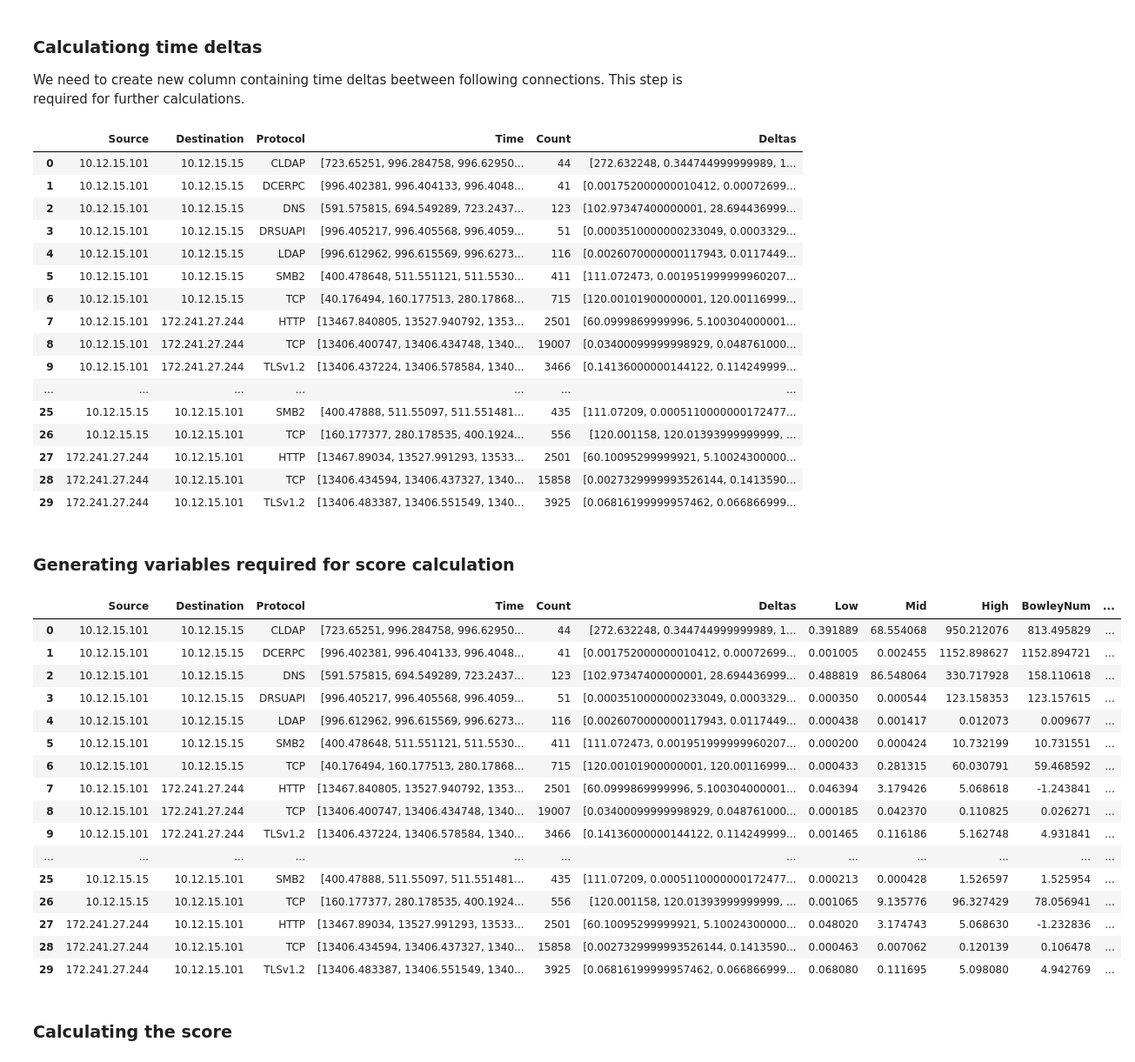
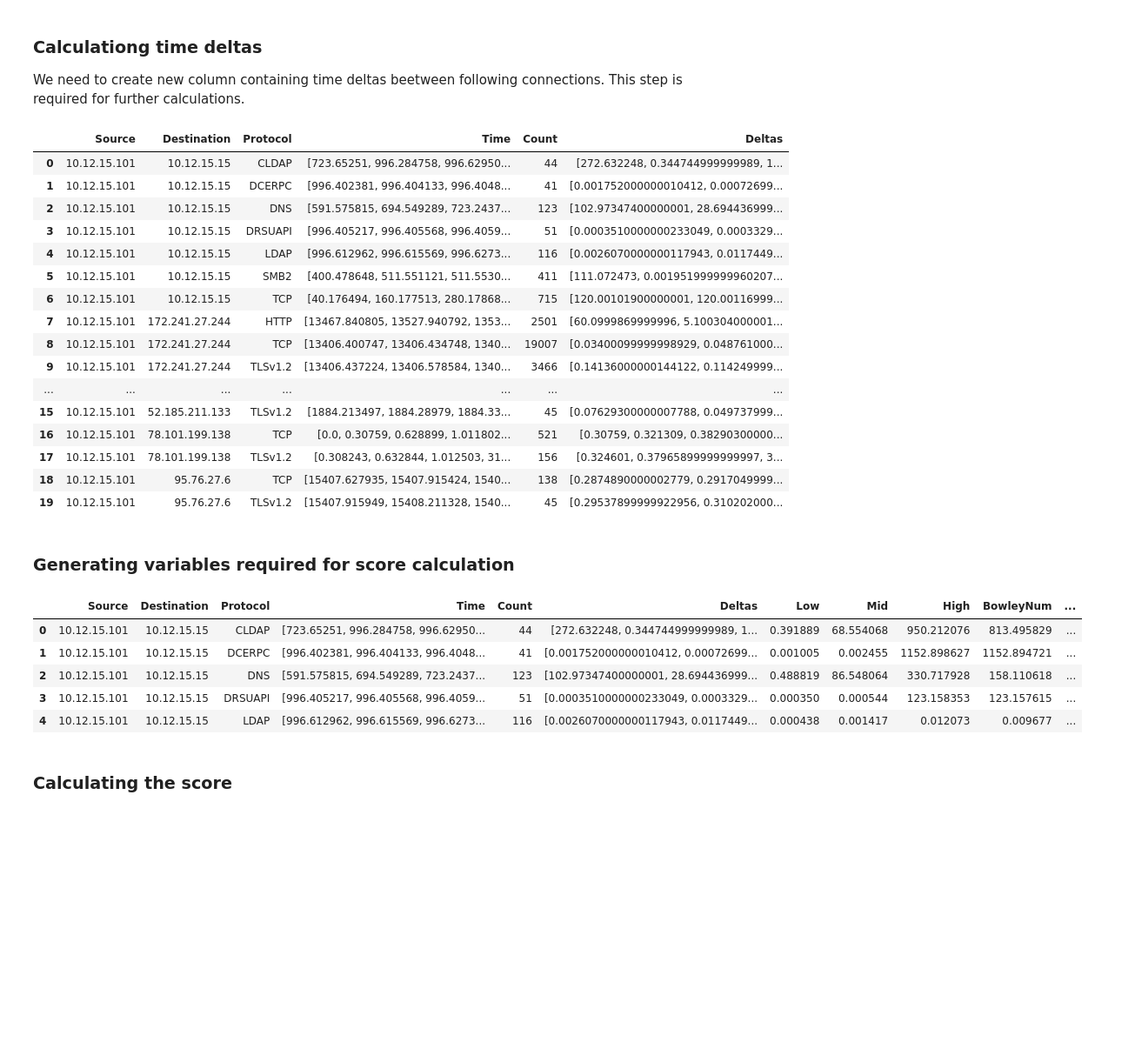
Before and after one commit to ppopiolek/c2-detection-using-statistical-analysis, a Jupyter notebook: RITA_pcap.ipynb, the cells around one changed output. Shown at 87% size. Saved outputs shown, nothing was run; the diff lists cells and outputs as text; code cells hidden in the pictures; blank space fills up the shorter version.

```diff
--- a/RITA_pcap.ipynb
+++ b/RITA_pcap.ipynb
@@ -181,7 +181,7 @@ We need to create new column containing time deltas beetween following connectio
 # %%
 dlt = 'Deltas'
 df[dlt] = df[time].apply(lambda x: pd.Series(x).diff().dropna().tolist())
-df.head(30)
+df.head(20)
 # %% [output]
 |  | Source | Destination | Protocol | Time | Count | Deltas |
 | 0 | 10.12.15.101 | 10.12.15.15 | CLDAP | [723.65251, 996.284758, 996.62950... | 44 | [272.632248, 0.344744999999989, 1... |
@@ -195,41 +195,30 @@ df.head(30)
 | 8 | 10.12.15.101 | 172.241.27.244 | TCP | [13406.400747, 13406.434748, 1340... | 19007 | [0.03400099999998929, 0.048761000... |
 | 9 | 10.12.15.101 | 172.241.27.244 | TLSv1.2 | [13406.437224, 13406.578584, 1340... | 3466 | [0.14136000000144122, 0.114249999... |
 | ... | ... | ... | ... | ... | ... | ... |
-| 25 | 10.12.15.15 | 10.12.15.101 | SMB2 | [400.47888, 511.55097, 511.551481... | 435 | [111.07209, 0.0005110000000172477... |
-| 26 | 10.12.15.15 | 10.12.15.101 | TCP | [160.177377, 280.178535, 400.1924... | 556 | [120.001158, 120.01393999999999, ... |
-| 27 | 172.241.27.244 | 10.12.15.101 | HTTP | [13467.89034, 13527.991293, 13533... | 2501 | [60.10095299999921, 5.10024300000... |
-| 28 | 172.241.27.244 | 10.12.15.101 | TCP | [13406.434594, 13406.437327, 1340... | 15858 | [0.0027329999993526144, 0.1413590... |
-| 29 | 172.241.27.244 | 10.12.15.101 | TLSv1.2 | [13406.483387, 13406.551549, 1340... | 3925 | [0.06816199999957462, 0.066866999... |
+| 15 | 10.12.15.101 | 52.185.211.133 | TLSv1.2 | [1884.213497, 1884.28979, 1884.33... | 45 | [0.07629300000007788, 0.049737999... |
+| 16 | 10.12.15.101 | 78.101.199.138 | TCP | [0.0, 0.30759, 0.628899, 1.011802... | 521 | [0.30759, 0.321309, 0.38290300000... |
+| 17 | 10.12.15.101 | 78.101.199.138 | TLSv1.2 | [0.308243, 0.632844, 1.012503, 31... | 156 | [0.324601, 0.37965899999999997, 3... |
+| 18 | 10.12.15.101 | 95.76.27.6 | TCP | [15407.627935, 15407.915424, 1540... | 138 | [0.2874890000002779, 0.2917049999... |
+| 19 | 10.12.15.101 | 95.76.27.6 | TLSv1.2 | [15407.915949, 15408.211328, 1540... | 45 | [0.29537899999922956, 0.310202000... |
 # %% [markdown]
 ### Generating variables required for score calculation
 # %%
 df['Low'] = df[dlt].apply(lambda x: np.percentile(np.array(x), 20))
 df['Mid'] = df[dlt].apply(lambda x: np.percentile(np.array(x), 50))
 df['High'] = df[dlt].apply(lambda x: np.percentile(np.array(x), 80))
 df['BowleyNum'] = df['Low'] + df['High'] - 2 * df['Mid']
 df['BowleyDen'] = df['High'] - df['Low']
 df['Skew'] = df[['Low', 'Mid', 'High', 'BowleyNum', 'BowleyDen']].apply(lambda x: x['BowleyNum'] / x['BowleyDen'] if x['BowleyNum'] != 0 and x['Mid'] != x['Low'] and x['Mid'] != x['High'] else 0.0, axis = 1)
 df['Madm'] = df[dlt].apply(lambda x: np.median(np.absolute(np.array(x) - np.median(np.array(x)))))
 df['ConnDiv'] = df[time].apply(lambda x: x[-1] - x[0])
-df.head(30)
+df.head(5)
 # %% [output]
 |  | Source | Destination | Protocol | Time | Count | Deltas | Low | Mid | High | BowleyNum | ... |
 | 0 | 10.12.15.101 | 10.12.15.15 | CLDAP | [723.65251, 996.284758, 996.62950... | 44 | [272.632248, 0.344744999999989, 1... | 0.391889 | 68.554068 | 950.212076 | 813.495829 | ... |
 | 1 | 10.12.15.101 | 10.12.15.15 | DCERPC | [996.402381, 996.404133, 996.4048... | 41 | [0.001752000000010412, 0.00072699... | 0.001005 | 0.002455 | 1152.898627 | 1152.894721 | ... |
 | 2 | 10.12.15.101 | 10.12.15.15 | DNS | [591.575815, 694.549289, 723.2437... | 123 | [102.97347400000001, 28.694436999... | 0.488819 | 86.548064 | 330.717928 | 158.110618 | ... |
 | 3 | 10.12.15.101 | 10.12.15.15 | DRSUAPI | [996.405217, 996.405568, 996.4059... | 51 | [0.0003510000000233049, 0.0003329... | 0.000350 | 0.000544 | 123.158353 | 123.157615 | ... |
 | 4 | 10.12.15.101 | 10.12.15.15 | LDAP | [996.612962, 996.615569, 996.6273... | 116 | [0.0026070000000117943, 0.0117449... | 0.000438 | 0.001417 | 0.012073 | 0.009677 | ... |
-| 5 | 10.12.15.101 | 10.12.15.15 | SMB2 | [400.478648, 511.551121, 511.5530... | 411 | [111.072473, 0.001951999999960207... | 0.000200 | 0.000424 | 10.732199 | 10.731551 | ... |
-| 6 | 10.12.15.101 | 10.12.15.15 | TCP | [40.176494, 160.177513, 280.17868... | 715 | [120.00101900000001, 120.00116999... | 0.000433 | 0.281315 | 60.030791 | 59.468592 | ... |
-| 7 | 10.12.15.101 | 172.241.27.244 | HTTP | [13467.840805, 13527.940792, 1353... | 2501 | [60.0999869999996, 5.100304000001... | 0.046394 | 3.179426 | 5.068618 | -1.243841 | ... |
-| 8 | 10.12.15.101 | 172.241.27.244 | TCP | [13406.400747, 13406.434748, 1340... | 19007 | [0.03400099999998929, 0.048761000... | 0.000185 | 0.042370 | 0.110825 | 0.026271 | ... |
-| 9 | 10.12.15.101 | 172.241.27.244 | TLSv1.2 | [13406.437224, 13406.578584, 1340... | 3466 | [0.14136000000144122, 0.114249999... | 0.001465 | 0.116186 | 5.162748 | 4.931841 | ... |
-| ... | ... | ... | ... | ... | ... | ... | ... | ... | ... | ... | ... |
-| 25 | 10.12.15.15 | 10.12.15.101 | SMB2 | [400.47888, 511.55097, 511.551481... | 435 | [111.07209, 0.0005110000000172477... | 0.000213 | 0.000428 | 1.526597 | 1.525954 | ... |
-| 26 | 10.12.15.15 | 10.12.15.101 | TCP | [160.177377, 280.178535, 400.1924... | 556 | [120.001158, 120.01393999999999, ... | 0.001065 | 9.135776 | 96.327429 | 78.056941 | ... |
-| 27 | 172.241.27.244 | 10.12.15.101 | HTTP | [13467.89034, 13527.991293, 13533... | 2501 | [60.10095299999921, 5.10024300000... | 0.048020 | 3.174743 | 5.068630 | -1.232836 | ... |
-| 28 | 172.241.27.244 | 10.12.15.101 | TCP | [13406.434594, 13406.437327, 1340... | 15858 | [0.0027329999993526144, 0.1413590... | 0.000463 | 0.007062 | 0.120139 | 0.106478 | ... |
-| 29 | 172.241.27.244 | 10.12.15.101 | TLSv1.2 | [13406.483387, 13406.551549, 1340... | 3925 | [0.06816199999957462, 0.066866999... | 0.068080 | 0.111695 | 5.098080 | 4.942769 | ... |
 # %% [markdown]
 ### Calculating the score
 # %%
```
Also changed, not shown: parts of 6 cells of this notebook.
